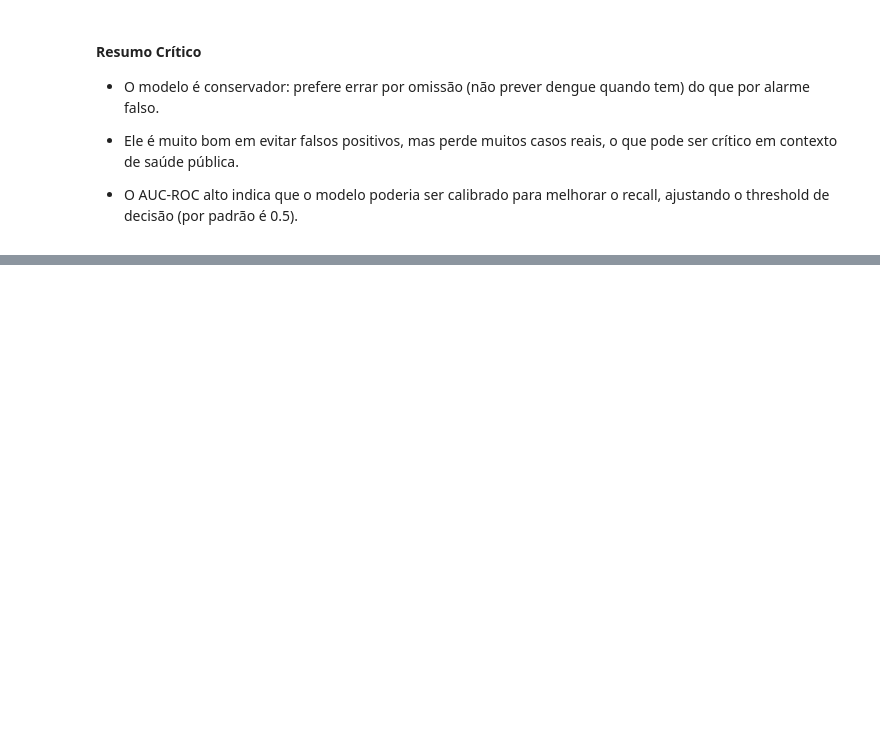
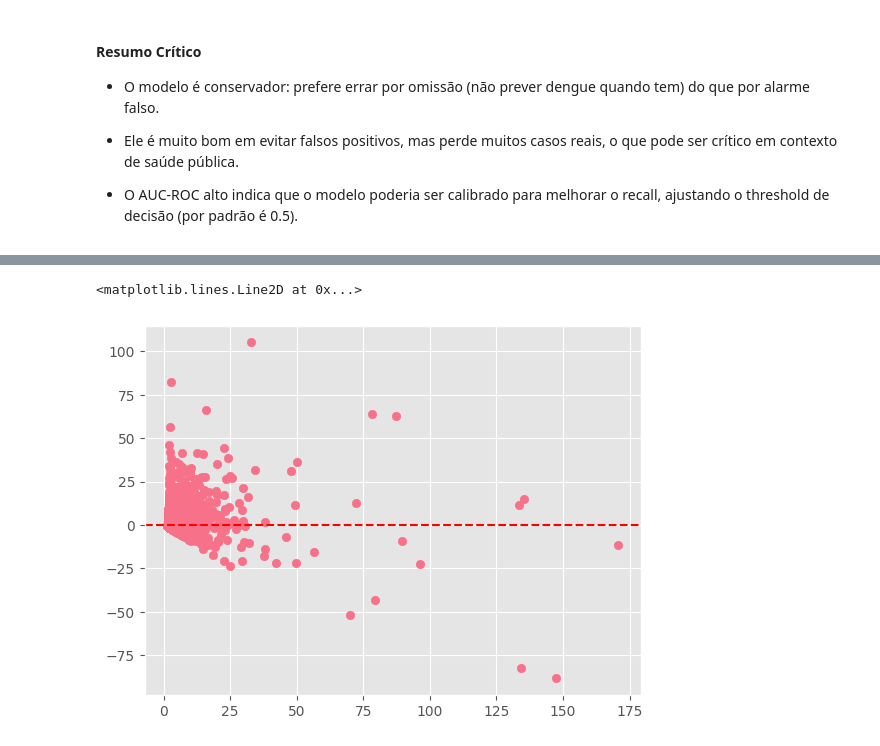
Before and after one commit to Gallicchio-Tavares/T3_AM, a Jupyter notebook: T3_classificacao_binaria.ipynb, the cells around one changed output, grey strips where cells are left out. Drawn from its saved outputs; the diff is of its cells as text; code cells hidden in the pictures; blank space fills up the shorter version.

```diff
--- a/T3_classificacao_binaria.ipynb
+++ b/T3_classificacao_binaria.ipynb
@@ -403,0 +410,15 @@ plt.show()
+# %%
+# Usando os y originais (regressão), assumindo que temos y_train, y_val, y_test com valores reais (não binários)
+# Filtra apenas as sequências cujo target > 0
+mask_train = y_train[window_size:] > 0
+mask_val = y_val[window_size:] > 0
+mask_test = y_test[window_size:] > 0
+
+X_train_reg = X_train_norm[mask_train]
+y_train_reg = y_train[window_size:][mask_train]
+
+X_val_reg = X_val_norm[mask_val]
+y_val_reg = y_val[window_size:][mask_val]
+
+X_test_reg = X_test_norm[mask_test]
+y_test_reg = y_test[window_size:][mask_test]
@@ -403,0 +505,7 @@ plt.show()
+# %%
+residuals = y_test_reg - y_pred_reg
+plt.scatter(y_pred_reg, residuals)
+plt.axhline(y=0, color='r', linestyle='--')
+# %% [output]
+<matplotlib.lines.Line2D at 0x...>
+[figure, added]
```
Also changed, not shown: parts of 7 cells of this notebook, 4 other files.
